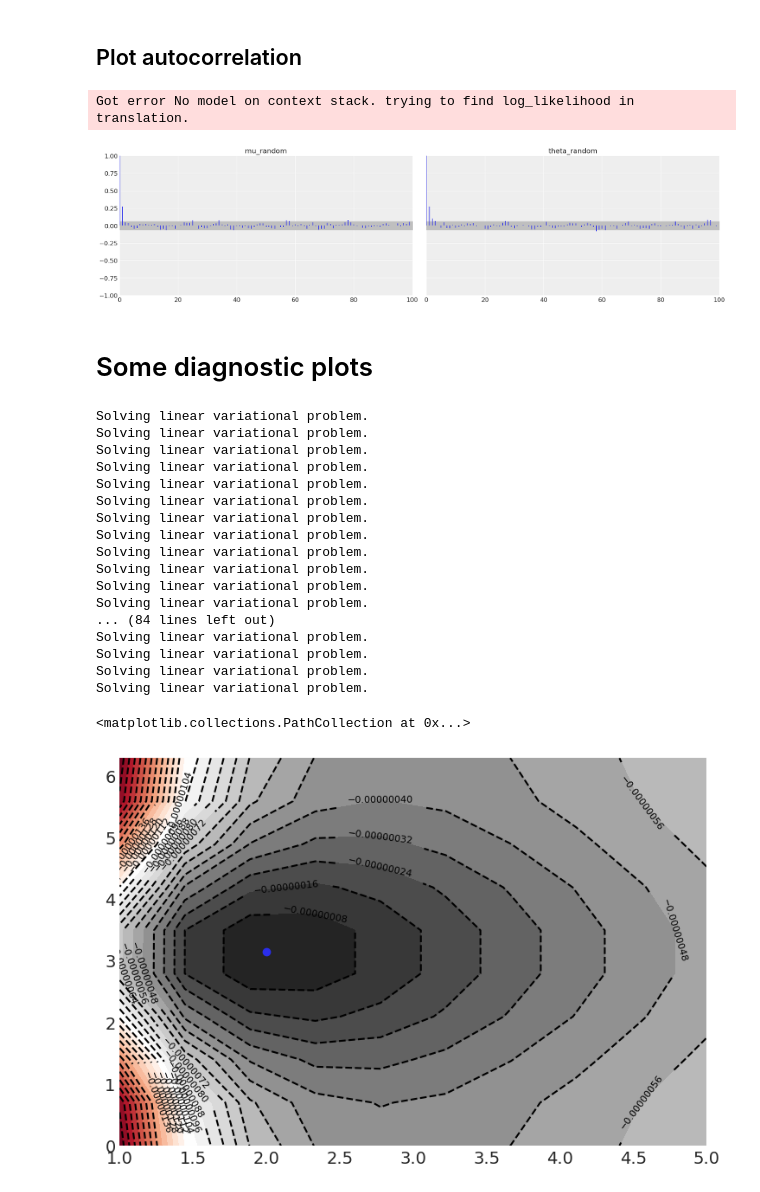
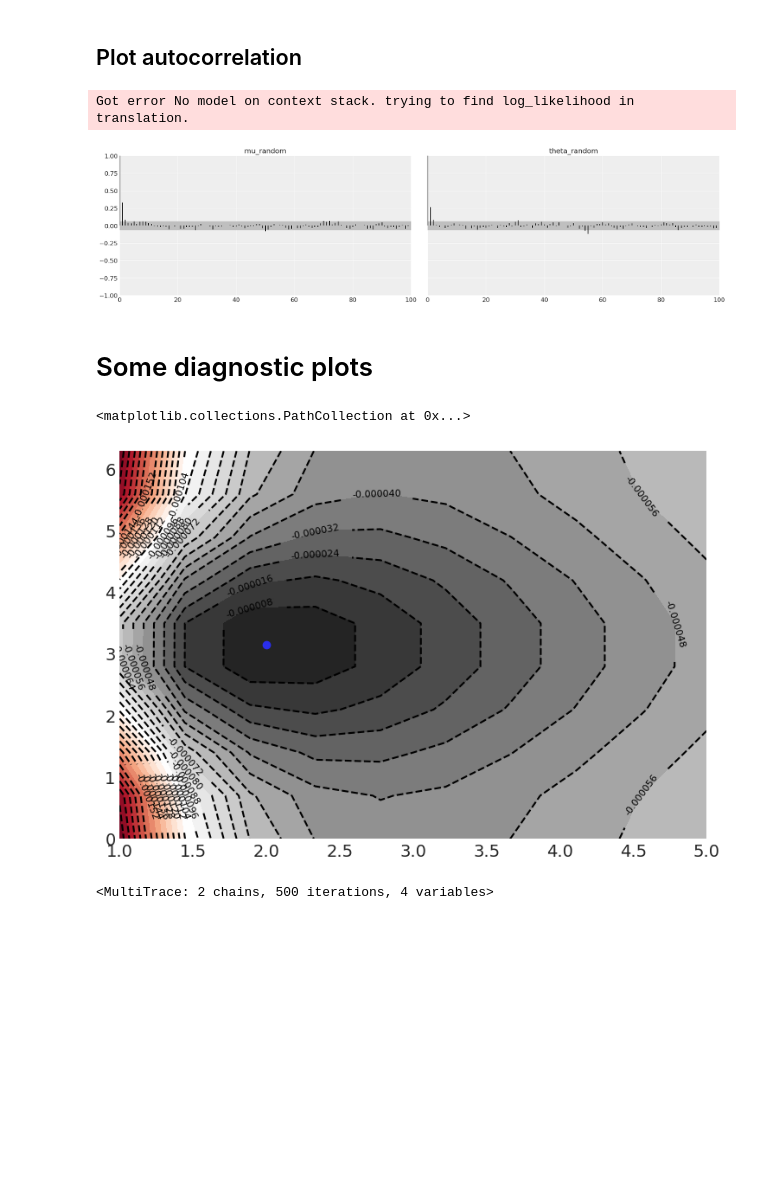
Before and after one commit to AndreBose/MLMCMC_Project, a Jupyter notebook: Comet_equation/Comet_equation_only_MLDA.ipynb, the cells around one changed output. Cells and saved outputs as stored; diff of their text form; code cells hidden in the pictures; blank space fills up the shorter version.

```diff
--- a/Comet_equation/Comet_equation_only_MLDA.ipynb
+++ b/Comet_equation/Comet_equation_only_MLDA.ipynb
@@ -75,7 +99,7 @@ noise_level = 0.000001    # noise level in the output data
 # Different mesh refinements for the models
 
                              #  h  v
-n_data_h_v_models = np.array([[ 4, 4],   # coarse model
+n_data_h_v_models = np.array([[ 12, 12],   # coarse model
                               [32,32]])  # fine   model
 
 # MCMC Settings
@@ -104,9 +128,7 @@ theta_0     = 2         # initial guess for theta random parameter
 
 # Set the sigma for inference (TODO)
 
-sigma = 10
-# con 0.0001 non parte
-# con 0.1 part ma fa schifo
+sigma = 1
 # %%
 # Set seed (in case it's needed)
 
@@ -560,49 +594,32 @@ for i, trace in enumerate(traces):
     az.plot_autocorr(trace, figsize=(20,5), combined=True)
 # %% [output]
 Got error No model on context stack. trying to find log_likelihood in translation.
-[figure, old version]
+[figure, new version]
 # %% [markdown]
 # Some diagnostic plots
 # %%
 # Log likelihood as a function of the random parameters
 
 n_range = 10
 
 mu_range    = np.linspace(1,   5,       n_range)
 theta_range = np.linspace(0,   2*np.pi, n_range)
 
 mu_test, theta_test = np.meshgrid(mu_range,theta_range)
 
 loglik_test = np.ones(shape = mu_test.shape)
 
 for i in range(len(mu_test)):
     for j in range(len(mu_test)):
 
         loglik_test[i][j] = my_loglik(my_models[-1], mu_test[i][j], theta_test[i][j], model_true.vertices_positions, data, sigma)
 
 contours = plt.contour(mu_test, theta_test, loglik_test, 30, colors='black')
-plt.clabel(contours, inline=True, fontsize=8)
+plt.clabel(contours, inline=True, fontsize=8, fmt="%1.6f")
 
 plt.contourf(mu_test, theta_test, loglik_test, 30, cmap='RdGy')
 
 plt.scatter(mu,theta)
 # %% [output]
-Solving linear variational problem.
-Solving linear variational problem.
-Solving linear variational problem.
-Solving linear variational problem.
-Solving linear variational problem.
-Solving linear variational problem.
-Solving linear variational problem.
-Solving linear variational problem.
-Solving linear variational problem.
-Solving linear variational problem.
-Solving linear variational problem.
-Solving linear variational problem.
-... (84 lines left out)
-Solving linear variational problem.
-Solving linear variational problem.
-Solving linear variational problem.
-Solving linear variational problem.
+<matplotlib.collections.PathCollection at 0x...>
-<matplotlib.collections.PathCollection at 0x...>
-[figure, old version]
+[figure, new version]
@@ -608,0 +628,4 @@ Solving linear variational problem.
+# %%
+trace
+# %% [output]
+<MultiTrace: 2 chains, 500 iterations, 4 variables>
```
Also changed, not shown: parts of 11 cells of this notebook, 5 other files.
